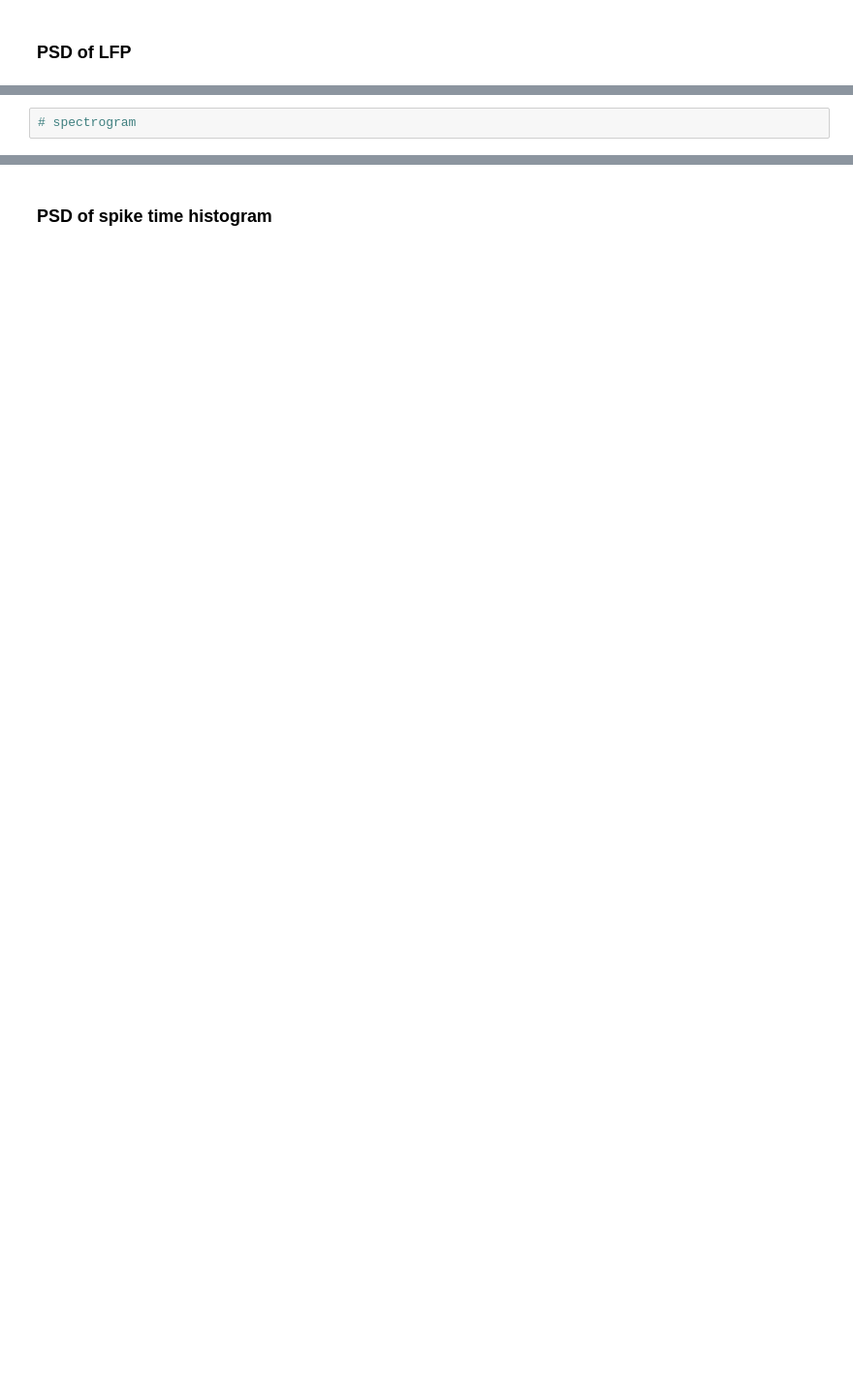
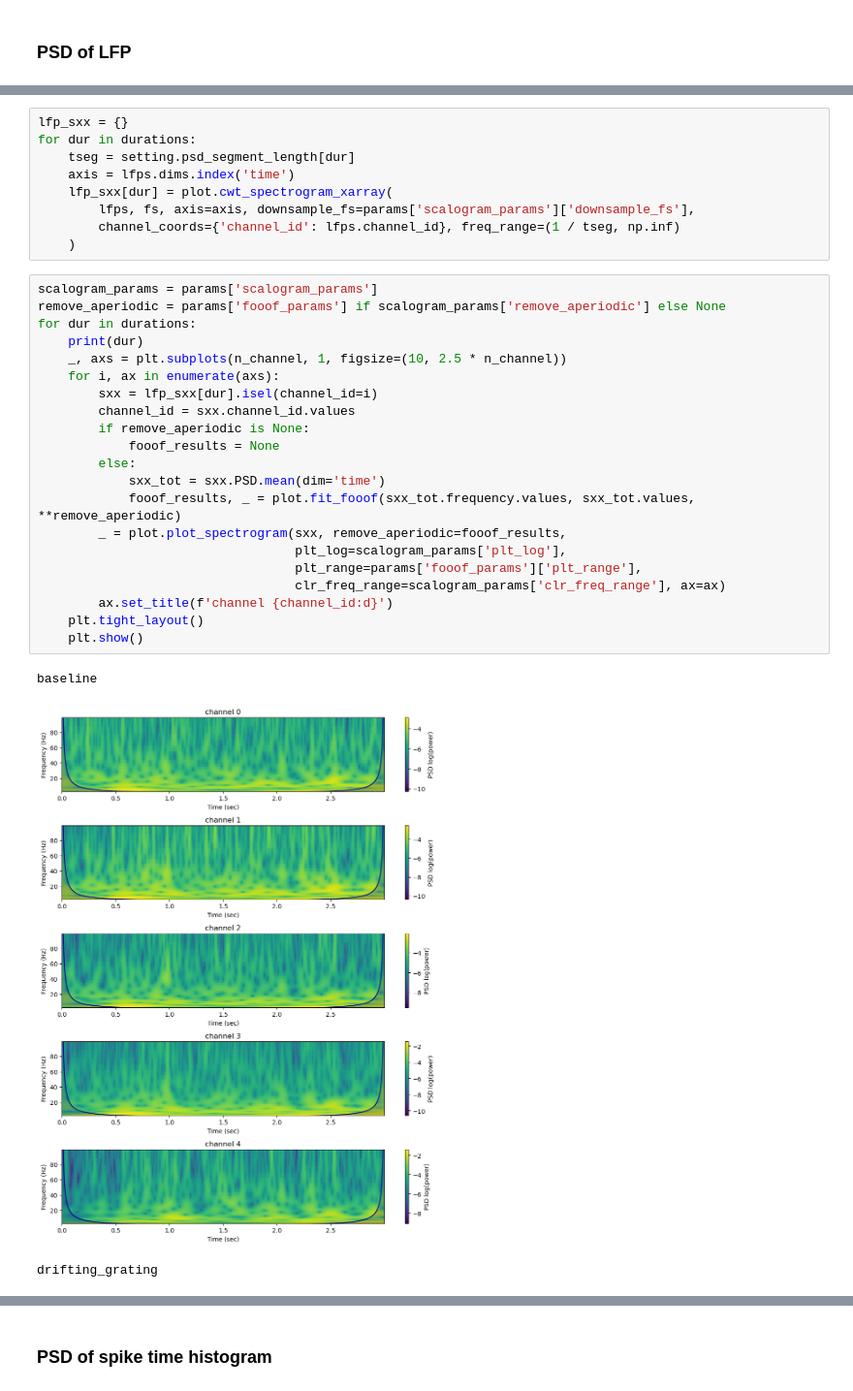
Before and after one commit to chenziao/Analyzing_Allen_V1_Model, a Jupyter notebook: psd.ipynb, the cells around one changed output, grey strips where cells are left out. Shown at 97% size. Saved outputs shown, nothing was run; the diff lists cells and outputs as text; blank space fills up the shorter version.

```diff
--- a/psd.ipynb
+++ b/psd.ipynb
@@ -211,2 +224,34 @@ Knee location: 3.32 Hz
-# %%
-# spectrogram
+# %%
+lfp_sxx = {}
+for dur in durations:
+    tseg = setting.psd_segment_length[dur]
+    axis = lfps.dims.index('time')
+    lfp_sxx[dur] = plot.cwt_spectrogram_xarray(
+        lfps, fs, axis=axis, downsample_fs=params['scalogram_params']['downsample_fs'],
+        channel_coords={'channel_id': lfps.channel_id}, freq_range=(1 / tseg, np.inf)
+    )
+# %%
+scalogram_params = params['scalogram_params']
+remove_aperiodic = params['fooof_params'] if scalogram_params['remove_aperiodic'] else None
+for dur in durations:
+    print(dur)
+    _, axs = plt.subplots(n_channel, 1, figsize=(10, 2.5 * n_channel))
+    for i, ax in enumerate(axs):
+        sxx = lfp_sxx[dur].isel(channel_id=i)
+        channel_id = sxx.channel_id.values
+        if remove_aperiodic is None:
+            fooof_results = None
+        else:
+            sxx_tot = sxx.PSD.mean(dim='time')
+            fooof_results, _ = plot.fit_fooof(sxx_tot.frequency.values, sxx_tot.values, **remove_aperiodic)
+        _ = plot.plot_spectrogram(sxx, remove_aperiodic=fooof_results,
+                                  plt_log=scalogram_params['plt_log'],
+                                  plt_range=params['fooof_params']['plt_range'],
+                                  clr_freq_range=scalogram_params['clr_freq_range'], ax=ax)
+        ax.set_title(f'channel {channel_id:d}')
+    plt.tight_layout()
+    plt.show()
+# %% [output]
+baseline
+[figure, added]
+drifting_grating
```
Also changed, not shown: parts of 9 cells of this notebook, 2 other files.
